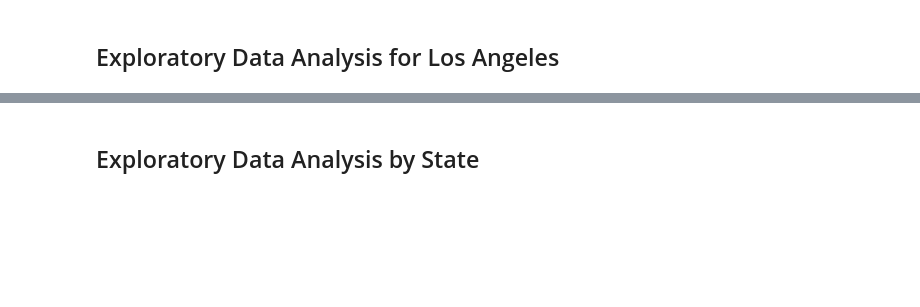
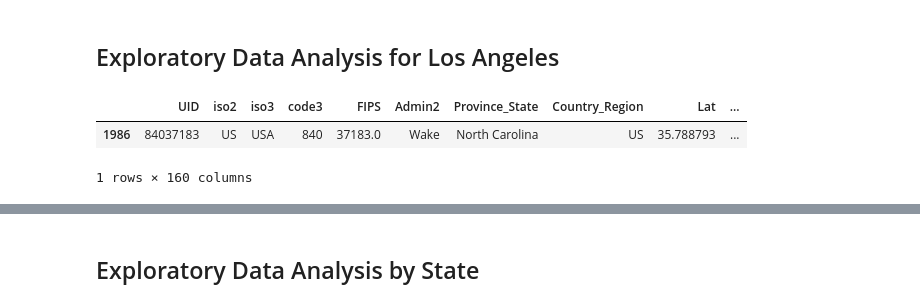
Before and after one commit to emmanuel-garza/covid-19, a Jupyter notebook: time_series.ipynb, the cells around one changed output, grey strips where cells are left out. Saved outputs shown, nothing was run; the diff lists cells and outputs as text; code cells hidden in the pictures; blank space fills up the shorter version.

```diff
--- a/time_series.ipynb
+++ b/time_series.ipynb
@@ -42,3 +42,11 @@ df.head()
 # %% [markdown]
 ## Exploratory Data Analysis for Los Angeles
+# %%
+'Raleigh' in set(df['Admin2'])
+df[df['Admin2']=='Wake']
+# df[df['Province_State']=='North Carolina'].tail(n=20)
+# %% [output]
+|  | UID | iso2 | iso3 | code3 | FIPS | Admin2 | Province_State | Country_Region | Lat | ... |
+| 1986 | 84037183 | US | USA | 840 | 37183.0 | Wake | North Carolina | US | 35.788793 | ... |
+1 rows × 160 columns
 # %%
```
Also changed, not shown: parts of 9 cells of this notebook.
